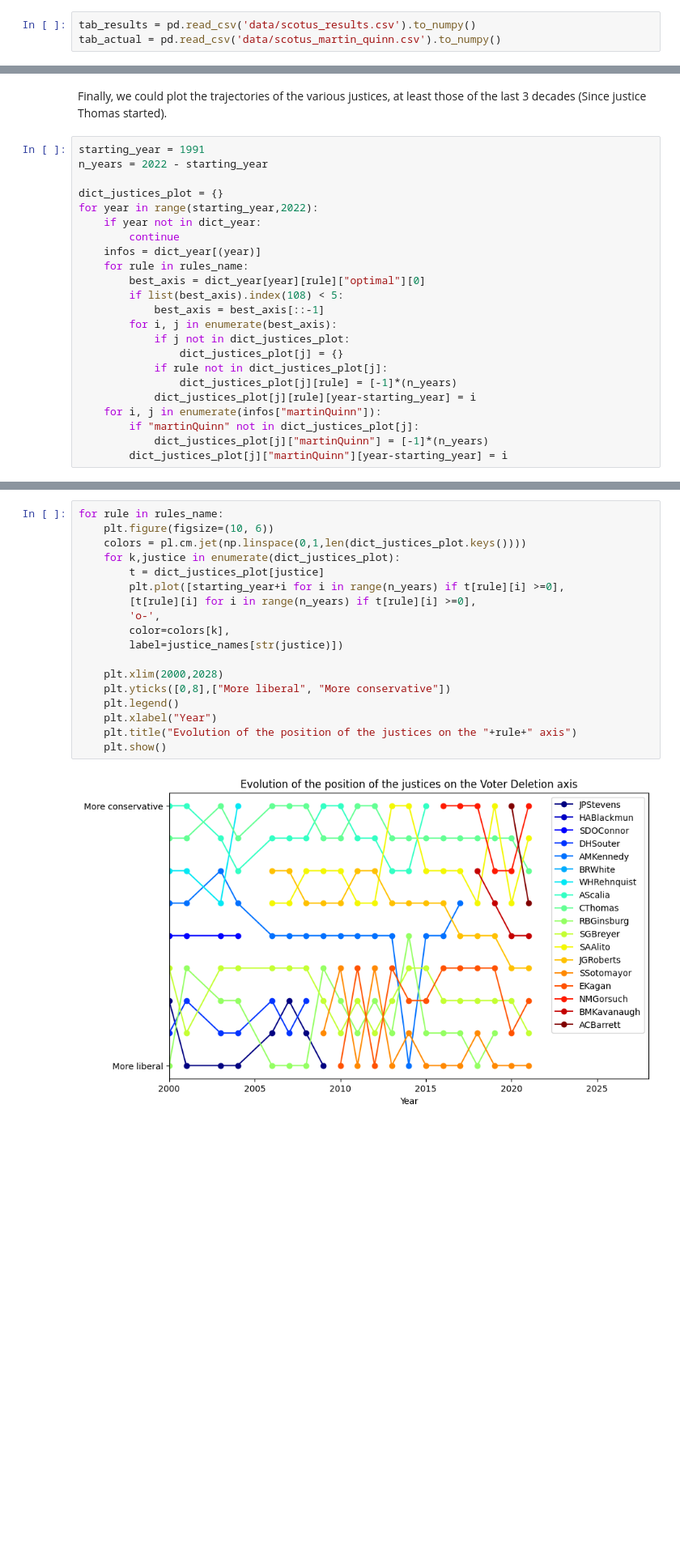
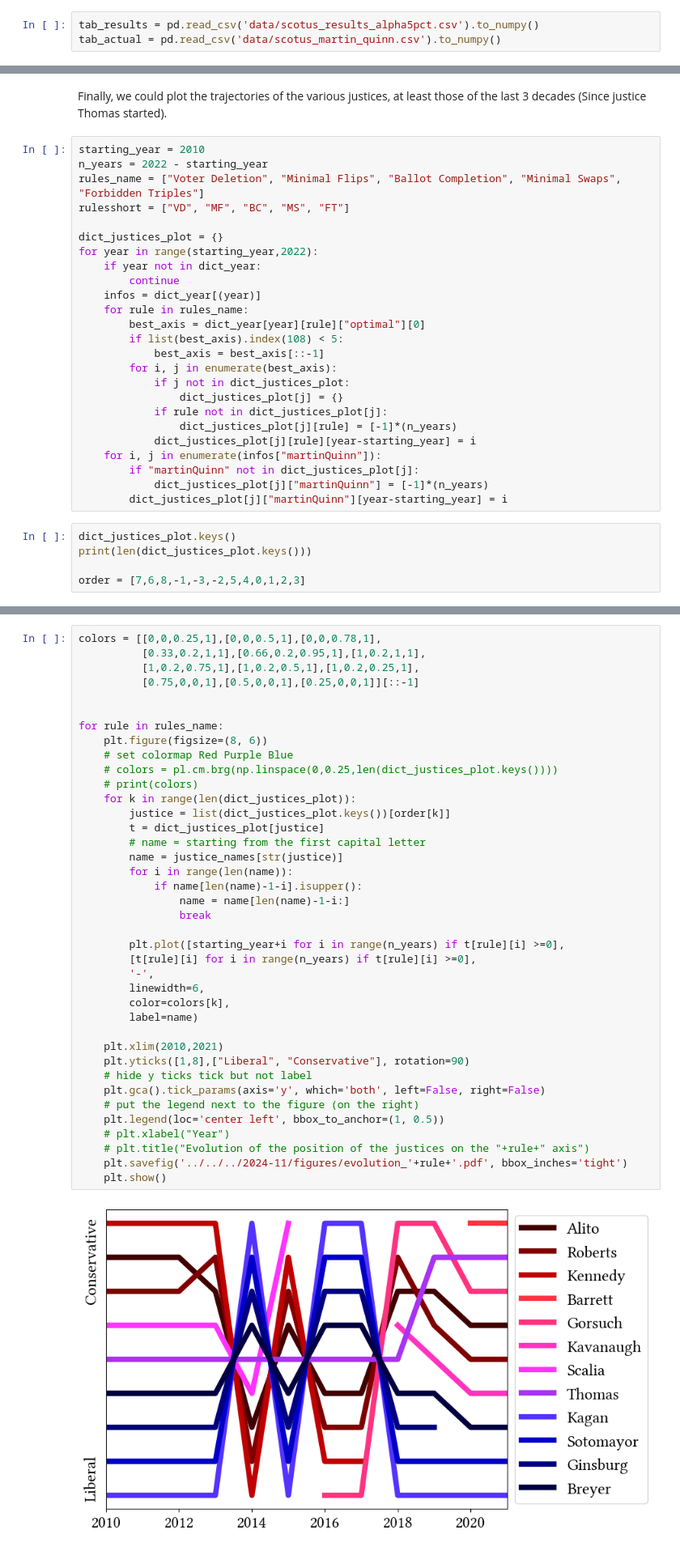
Before and after one commit to TheoDlmz/AxisRules, a Jupyter notebook: notebooks/scotus.ipynb, the cells around one changed output, grey strips where cells are left out. Shown at 81% size. Saved outputs shown, nothing was run; the diff lists cells and outputs as text; blank space fills up the shorter version.

```diff
--- a/notebooks/scotus.ipynb
+++ b/notebooks/scotus.ipynb
@@ -299,7 +362,7 @@ df2.to_csv("data/scotus_martin_quinn.csv", index=False)
 # %% [markdown]
 We can then load the data:
 # %%
-tab_results = pd.read_csv('data/scotus_results.csv').to_numpy()
+tab_results = pd.read_csv('data/scotus_results_alpha5pct.csv').to_numpy()
 tab_actual = pd.read_csv('data/scotus_martin_quinn.csv').to_numpy()
 # %% [markdown]
 Let's now compare our 2 dataset. We can go very direct and compute howw many times the returned axis is equal to the martin quinn axis.
@@ -418,8 +706,10 @@ Perhaps surprisingly, the FT is the one for which the relative difference is the
 # %% [markdown]
 Finally, we could plot the trajectories of the various justices, at least those of the last 3 decades (Since justice Thomas started).
 # %%
-starting_year = 1991
+starting_year = 2010
 n_years = 2022 - starting_year
+rules_name = ["Voter Deletion", "Minimal Flips", "Ballot Completion", "Minimal Swaps", "Forbidden Triples"]
+rulesshort = ["VD", "MF", "BC", "MS", "FT"]
 
 dict_justices_plot = {}
 for year in range(starting_year,2022):
@@ -440,3 +730,8 @@ for year in range(starting_year,2022):
         if "martinQuinn" not in dict_justices_plot[j]:
             dict_justices_plot[j]["martinQuinn"] = [-1]*(n_years)
         dict_justices_plot[j]["martinQuinn"][year-starting_year] = i
+# %%
+dict_justices_plot.keys()
+print(len(dict_justices_plot.keys()))
+
+order = [7,6,8,-1,-3,-2,5,4,0,1,2,3]
@@ -443,20 +740,41 @@ for year in range(starting_year,2022):
 # %%
+colors = [[0,0,0.25,1],[0,0,0.5,1],[0,0,0.78,1],
+          [0.33,0.2,1,1],[0.66,0.2,0.95,1],[1,0.2,1,1],
+          [1,0.2,0.75,1],[1,0.2,0.5,1],[1,0.2,0.25,1],
+          [0.75,0,0,1],[0.5,0,0,1],[0.25,0,0,1]][::-1]
+
+
 for rule in rules_name:
-    plt.figure(figsize=(10, 6))
-    colors = pl.cm.jet(np.linspace(0,1,len(dict_justices_plot.keys())))
-    for k,justice in enumerate(dict_justices_plot):
+    plt.figure(figsize=(8, 6))
+    # set colormap Red Purple Blue
+    # colors = pl.cm.brg(np.linspace(0,0.25,len(dict_justices_plot.keys())))
+    # print(colors)
+    for k in range(len(dict_justices_plot)):
+        justice = list(dict_justices_plot.keys())[order[k]]
         t = dict_justices_plot[justice]
+        # name = starting from the first capital letter
+        name = justice_names[str(justice)]
+        for i in range(len(name)):
+            if name[len(name)-1-i].isupper():
+                name = name[len(name)-1-i:]
+                break
+
         plt.plot([starting_year+i for i in range(n_years) if t[rule][i] >=0],
         [t[rule][i] for i in range(n_years) if t[rule][i] >=0],
-        'o-',
+        '-',
+        linewidth=6,
         color=colors[k],
-        label=justice_names[str(justice)])
+        label=name)
 
-    plt.xlim(2000,2028)
-    plt.yticks([0,8],["More liberal", "More conservative"])
-    plt.legend()
-    plt.xlabel("Year")
-    plt.title("Evolution of the position of the justices on the "+rule+" axis")
+    plt.xlim(2010,2021)
+    plt.yticks([1,8],["Liberal", "Conservative"], rotation=90)
+    # hide y ticks tick but not label
+    plt.gca().tick_params(axis='y', which='both', left=False, right=False)
+    # put the legend next to the figure (on the right)
+    plt.legend(loc='center left', bbox_to_anchor=(1, 0.5))
+    # plt.xlabel("Year")
+    # plt.title("Evolution of the position of the justices on the "+rule+" axis")
+    plt.savefig('../../../2024-11/figures/evolution_'+rule+'.pdf', bbox_inches='tight')
     plt.show()
 # %% [output]
-[figure, old version]
+[figure, new version]
```
Also changed, not shown: parts of 22 cells of this notebook, 9 other files.
